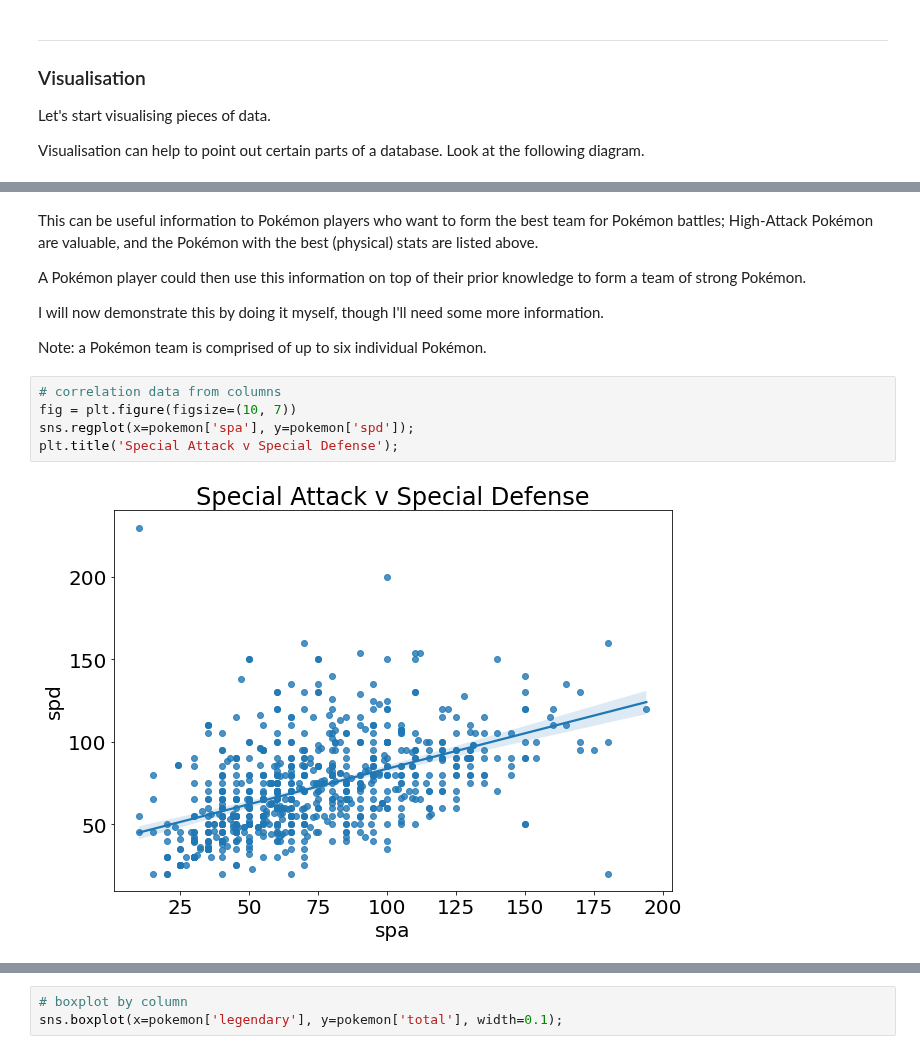
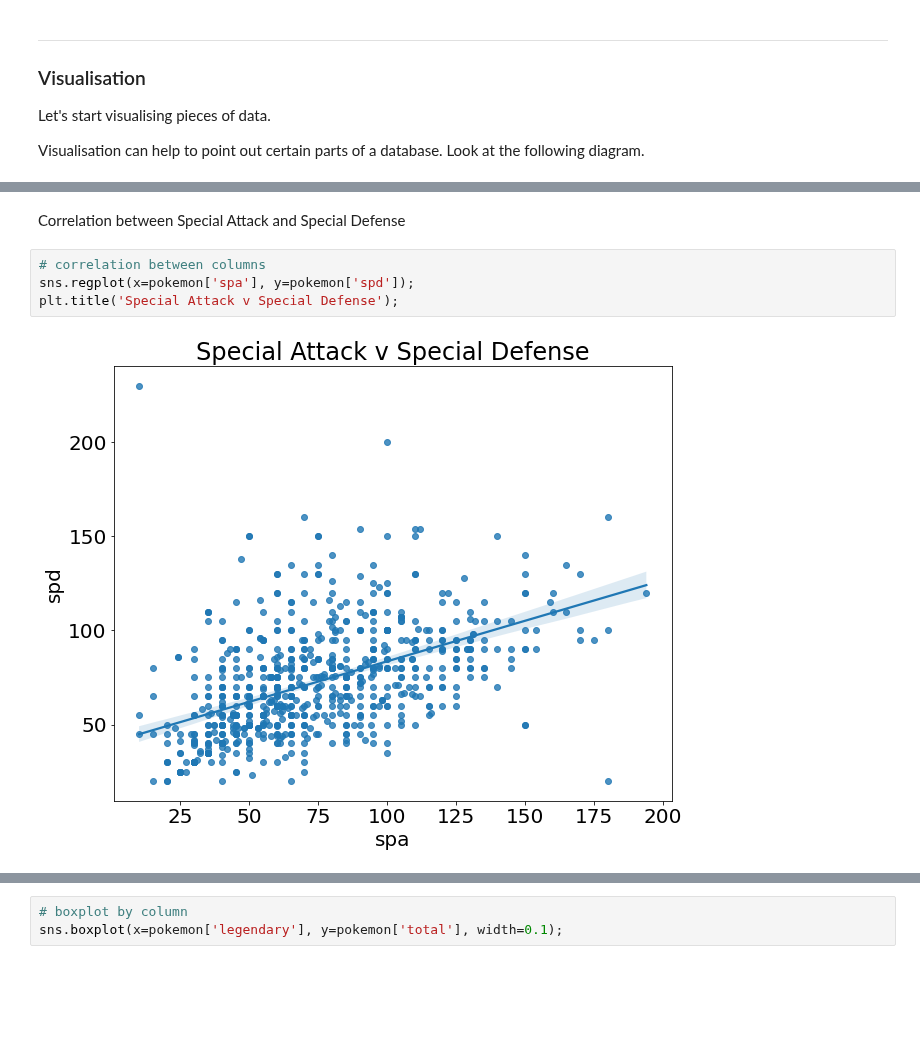
Before and after one commit to TurnipGuy30/Jupyter, a Jupyter notebook: Assignment/Data Analysis.ipynb, the cells around one changed output, grey strips where cells are left out. Saved outputs shown, nothing was run; the diff lists cells and outputs as text; blank space fills up the shorter version.

```diff
--- a/Assignment/Data Analysis.ipynb
+++ b/Assignment/Data Analysis.ipynb
@@ -209,15 +213,8 @@ pokemon[
-# %% [markdown]
-This can be useful information to Pokémon players who want to form the best team for Pokémon battles; High-Attack Pokémon are valuable, and the Pokémon with the best (physical) stats are listed above.
-
-A Pokémon player could then use this information on top of their prior knowledge to form a team of strong Pokémon.
-
-I will now demonstrate this by doing it myself, though I'll need some more information.
-
-Note: a Pokémon team is comprised of up to six individual Pokémon.
+# %% [markdown]
+Correlation between Special Attack and Special Defense
 # %%
-# correlation data from columns
-fig = plt.figure(figsize=(10, 7))
+# correlation between columns
 sns.regplot(x=pokemon['spa'], y=pokemon['spd']);
 plt.title('Special Attack v Special Defense');
 # %% [output]
-[figure, old version]
+[figure, new version]
```
Also changed, not shown: parts of 59 cells of this notebook.
